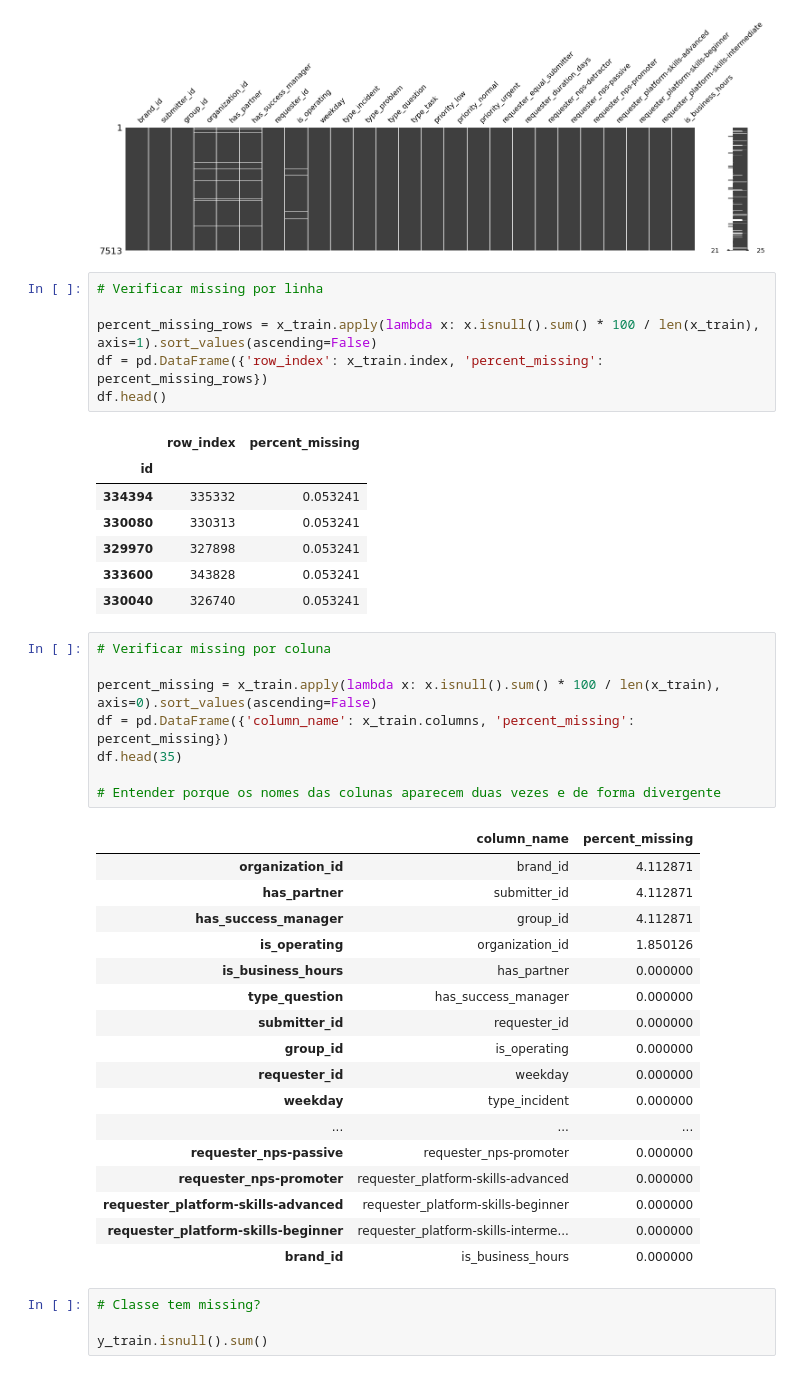
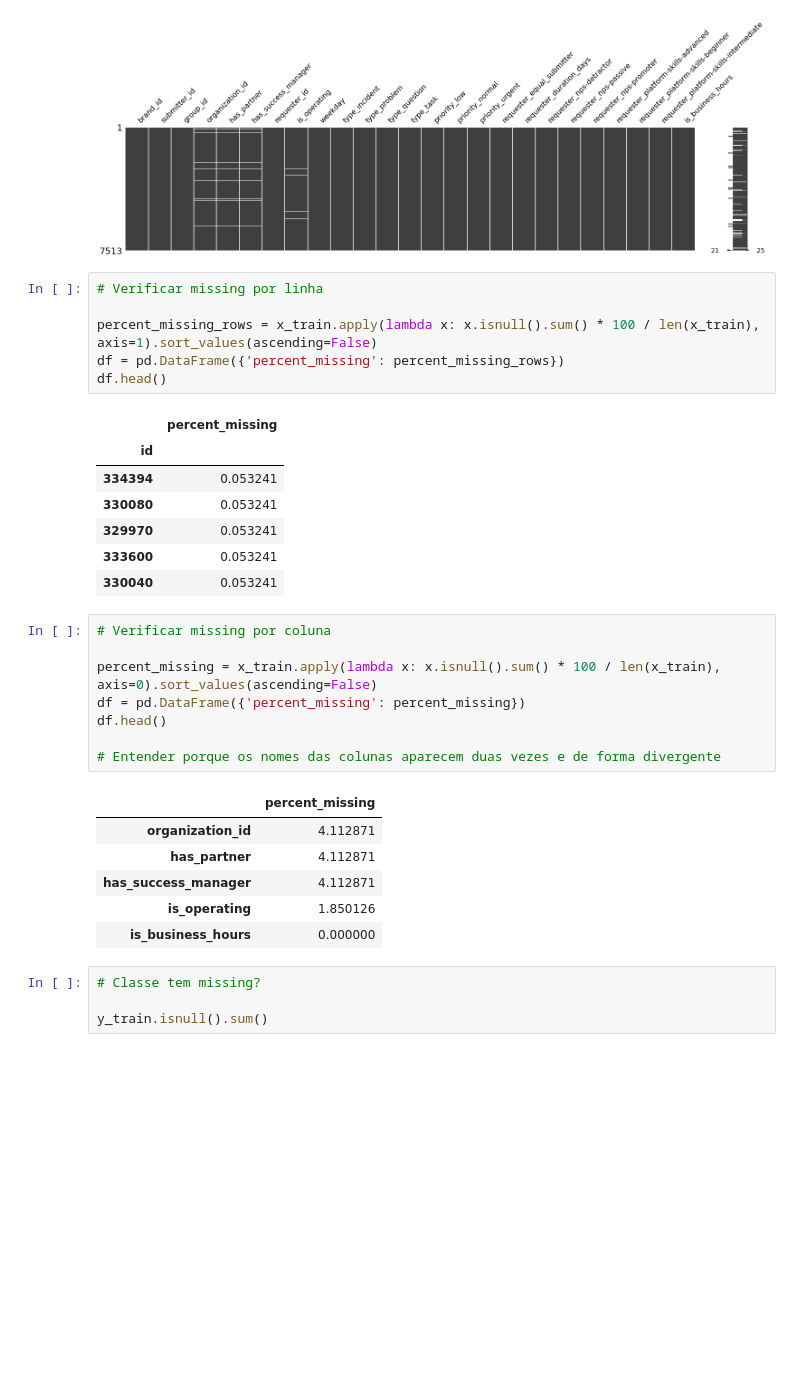
Before and after one commit to let-aranha/ttc-bi-master, a Jupyter notebook: Classificação_V4.ipynb, the cells around one changed output. Drawn from its saved outputs; the diff is of its cells as text; blank space fills up the shorter version.

```diff
--- a/Classificação_V4.ipynb
+++ b/Classificação_V4.ipynb
@@ -610,42 +612,31 @@ msno.matrix(x_train, figsize=(25,5));
 # Verificar missing por linha
 
 percent_missing_rows = x_train.apply(lambda x: x.isnull().sum() * 100 / len(x_train), axis=1).sort_values(ascending=False)
-df = pd.DataFrame({'row_index': x_train.index, 'percent_missing': percent_missing_rows})
+df = pd.DataFrame({'percent_missing': percent_missing_rows})
 df.head()
 # %% [output]
-|  | row_index | percent_missing |
-| id |  |  |
-| 334394 | 335332 | 0.053241 |
-| 330080 | 330313 | 0.053241 |
-| 329970 | 327898 | 0.053241 |
-| 333600 | 343828 | 0.053241 |
-| 330040 | 326740 | 0.053241 |
+|  | percent_missing |
+| id |  |
+| 334394 | 0.053241 |
+| 330080 | 0.053241 |
+| 329970 | 0.053241 |
+| 333600 | 0.053241 |
+| 330040 | 0.053241 |
 # %%
 # Verificar missing por coluna
 
 percent_missing = x_train.apply(lambda x: x.isnull().sum() * 100 / len(x_train), axis=0).sort_values(ascending=False)
-df = pd.DataFrame({'column_name': x_train.columns, 'percent_missing': percent_missing})
-df.head(35)
+df = pd.DataFrame({'percent_missing': percent_missing})
+df.head()
 
 # Entender porque os nomes das colunas aparecem duas vezes e de forma divergente
 # %% [output]
-|  | column_name | percent_missing |
-| organization_id | brand_id | 4.112871 |
-| has_partner | submitter_id | 4.112871 |
-| has_success_manager | group_id | 4.112871 |
-| is_operating | organization_id | 1.850126 |
-| is_business_hours | has_partner | 0.000000 |
-| type_question | has_success_manager | 0.000000 |
-| submitter_id | requester_id | 0.000000 |
-| group_id | is_operating | 0.000000 |
-| requester_id | weekday | 0.000000 |
-| weekday | type_incident | 0.000000 |
-| ... | ... | ... |
-| requester_nps-passive | requester_nps-promoter | 0.000000 |
-| requester_nps-promoter | requester_platform-skills-advanced | 0.000000 |
-| requester_platform-skills-advanced | requester_platform-skills-beginner | 0.000000 |
-| requester_platform-skills-beginner | requester_platform-skills-interme... | 0.000000 |
-| brand_id | is_business_hours | 0.000000 |
+|  | percent_missing |
+| organization_id | 4.112871 |
+| has_partner | 4.112871 |
+| has_success_manager | 4.112871 |
+| is_operating | 1.850126 |
+| is_business_hours | 0.000000 |
 # %%
 # Classe tem missing?
 
```
Also changed, not shown: parts of 14 cells of this notebook.
